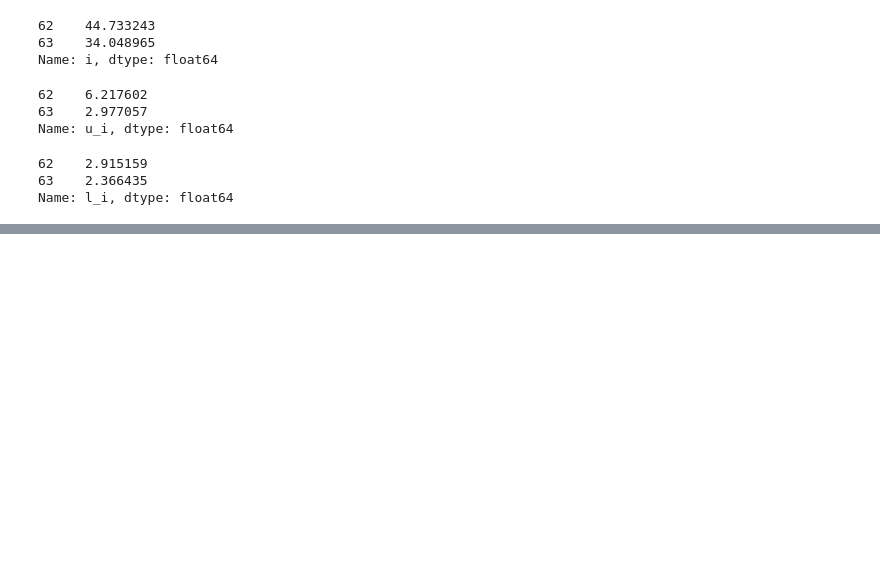
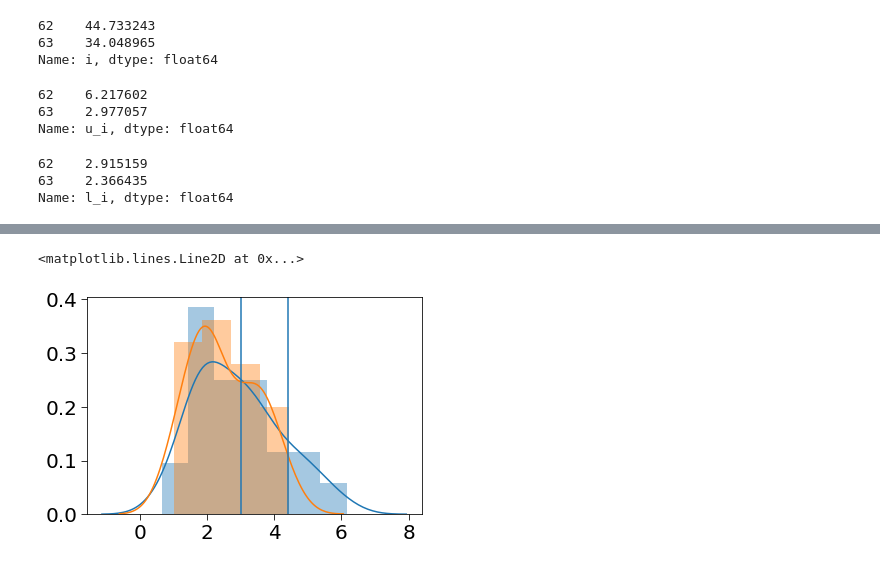
Before and after one commit to ojhall94/malatium, a Jupyter notebook: paper/paper_checks.ipynb, the cells around one changed output, grey strips where cells are left out. Drawn from its saved outputs; the diff is of its cells as text; code cells hidden in the pictures; blank space fills up the shorter version.

```diff
--- a/paper/paper_checks.ipynb
+++ b/paper/paper_checks.ipynb
@@ -152,0 +164,9 @@ Name: l_i, dtype: float64
+# %%
+sns.distplot(100*ati[ati.source=='L'].upmodmass/ati[ati.source=='L'].modmass)
+sns.distplot(100*ati[ati.source=='K'].upmodmass/ati[ati.source=='K'].modmass)
+
+plt.axvline(3)
+plt.axvline(4.4)
+# %% [output]
+<matplotlib.lines.Line2D at 0x...>
+[figure, added]
```
Also changed, not shown: parts of 3 cells of this notebook, 1 other file.
